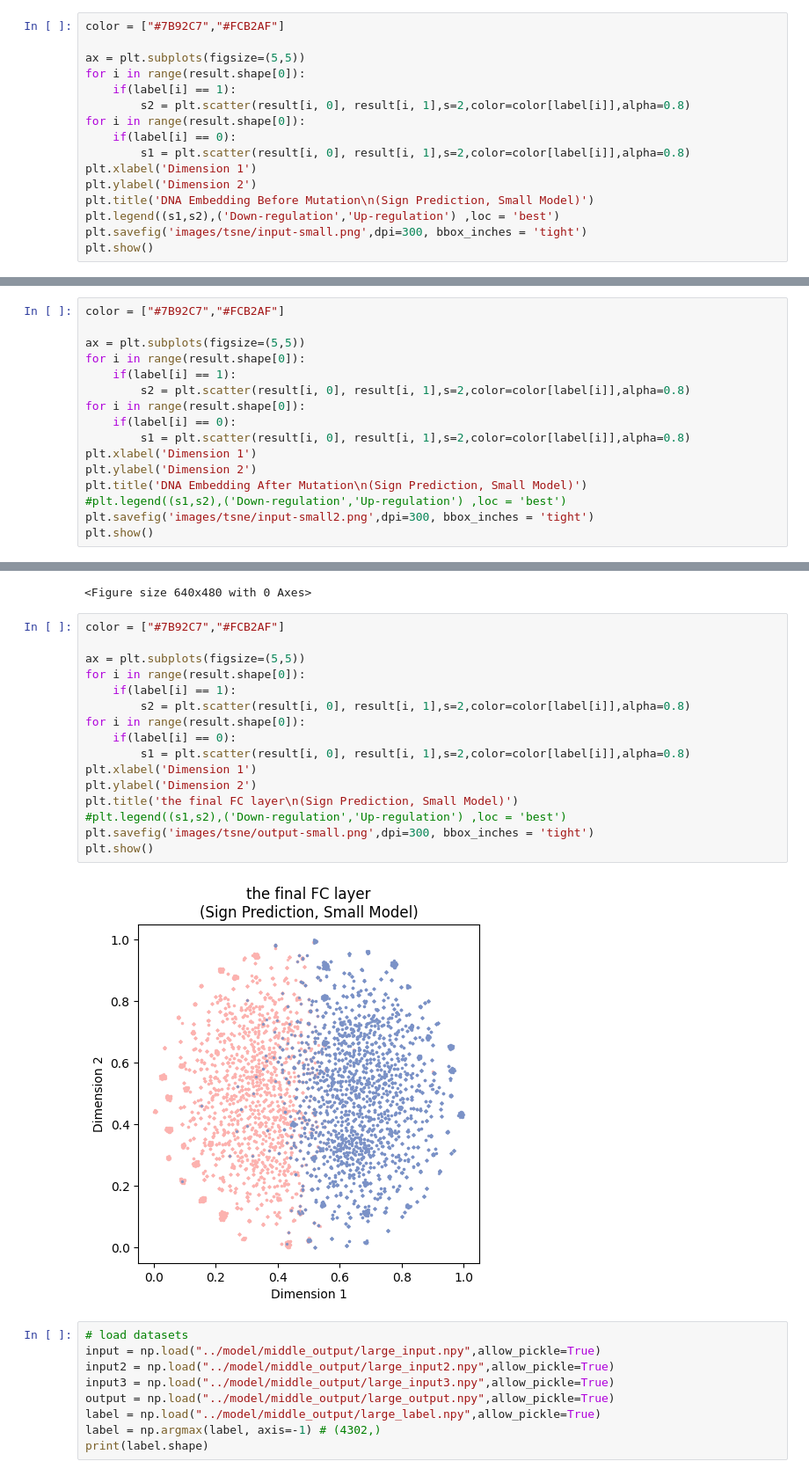
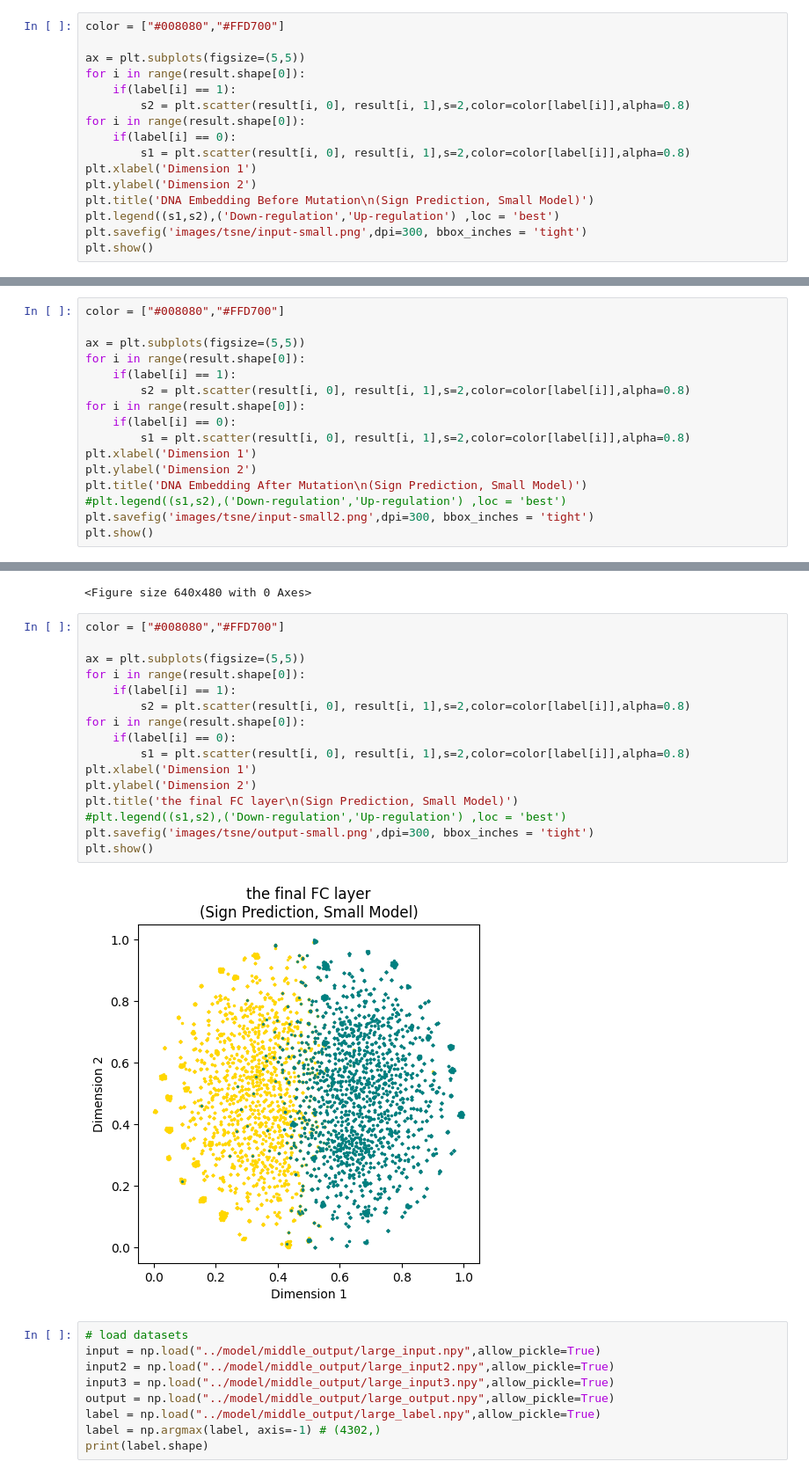
Before and after one commit to Liuzhe30/Methven, a Jupyter notebook: experiment/03-representation-visualization(sign-prediction).ipynb, the cells around one changed output, grey strips where cells are left out. Shown at 88% size. Saved outputs shown, nothing was run; the diff lists cells and outputs as text.

```diff
--- a/experiment/03-representation-visualization(sign-prediction).ipynb
+++ b/experiment/03-representation-visualization(sign-prediction).ipynb
@@ -53,7 +53,7 @@ result = (result - x_min) / (x_max - x_min)
 (15899, 2)
 <Figure size 640x480 with 0 Axes>
 # %%
-color = ["#7B92C7","#FCB2AF"]
+color = ["#008080","#FFD700"]
 
 ax = plt.subplots(figsize=(5,5))
 for i in range(result.shape[0]):
@@ -86,7 +86,7 @@ result = (result - x_min) / (x_max - x_min)
 (15899, 2)
 <Figure size 640x480 with 0 Axes>
 # %%
-color = ["#7B92C7","#FCB2AF"]
+color = ["#008080","#FFD700"]
 
 ax = plt.subplots(figsize=(5,5))
 for i in range(result.shape[0]):
@@ -117,23 +117,23 @@ result = (result - x_min) / (x_max - x_min)
 (15899, 2)
 <Figure size 640x480 with 0 Axes>
 # %%
-color = ["#7B92C7","#FCB2AF"]
+color = ["#008080","#FFD700"]
 
 ax = plt.subplots(figsize=(5,5))
 for i in range(result.shape[0]):
     if(label[i] == 1):
         s2 = plt.scatter(result[i, 0], result[i, 1],s=2,color=color[label[i]],alpha=0.8)
 for i in range(result.shape[0]):
     if(label[i] == 0):
         s1 = plt.scatter(result[i, 0], result[i, 1],s=2,color=color[label[i]],alpha=0.8)
 plt.xlabel('Dimension 1')
 plt.ylabel('Dimension 2')
 plt.title('the final FC layer\n(Sign Prediction, Small Model)')
 #plt.legend((s1,s2),('Down-regulation','Up-regulation') ,loc = 'best')
 plt.savefig('images/tsne/output-small.png',dpi=300, bbox_inches = 'tight')
 plt.show()
 # %% [output]
-[figure, old version]
+[figure, new version]
 # %%
 # load datasets
 input = np.load("../model/middle_output/large_input.npy",allow_pickle=True)
```
Also changed, not shown: parts of 5 cells of this notebook, 1 other file.
